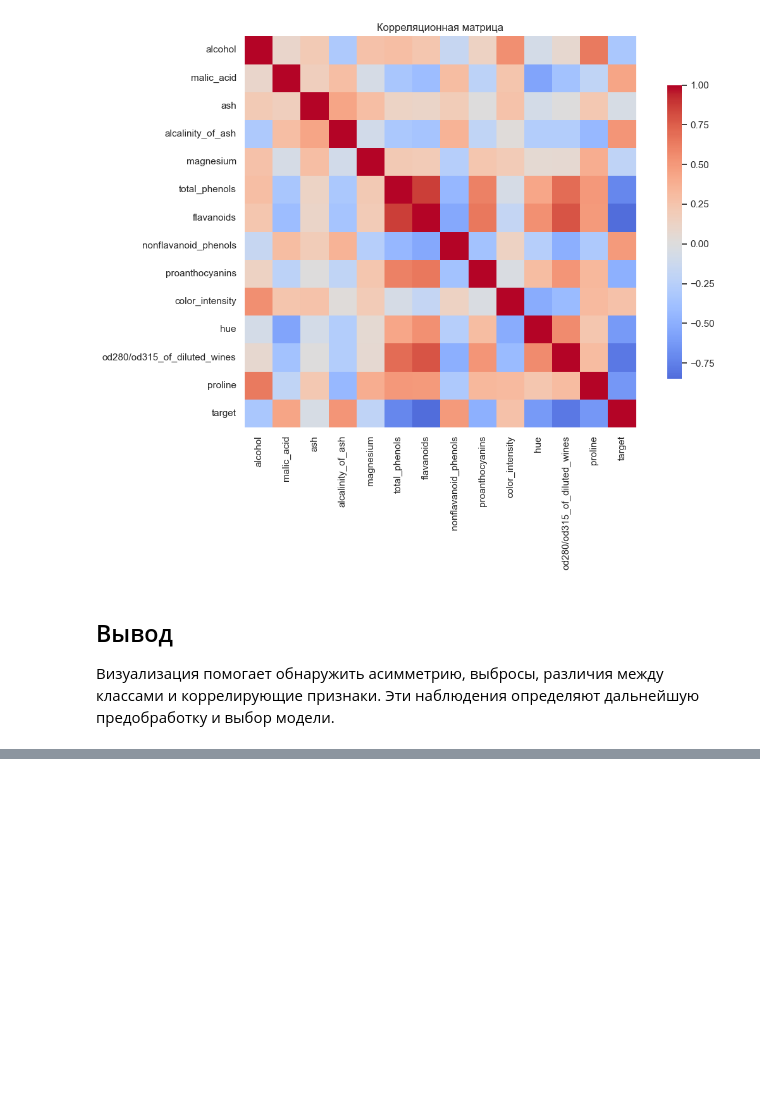
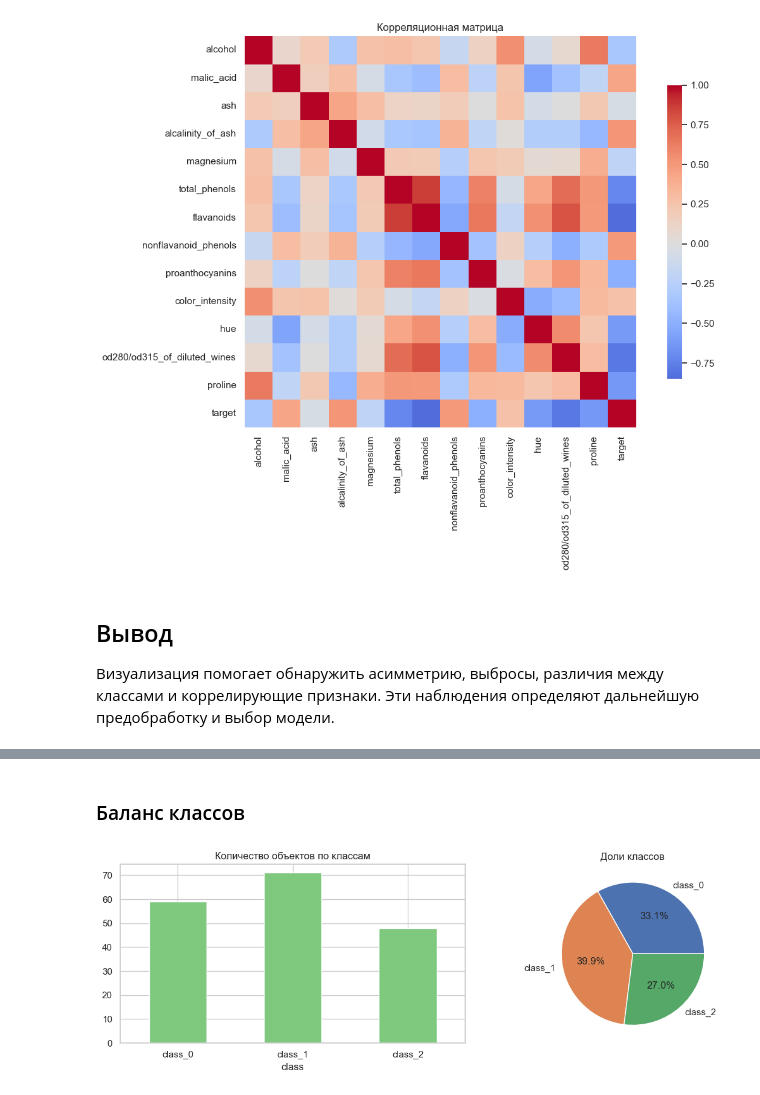
Before and after one commit to pv-afk/pv_afk, a Jupyter notebook: ML-AI/4.2. Визуализация данных.ipynb, the cells around one changed output, grey strips where cells are left out. Cells and saved outputs as stored; diff of their text form; code cells hidden in the pictures; blank space fills up the shorter version.

```diff
--- a/ML-AI/4.2. Визуализация данных.ipynb
+++ b/ML-AI/4.2. Визуализация данных.ipynb
@@ -86,0 +118,14 @@ plt.show()
+# %% [markdown]
+### Баланс классов
+# %%
+class_counts = data["class"].value_counts().sort_index()
+fig, axes = plt.subplots(1, 2, figsize=(12, 4))
+class_counts.plot.bar(ax=axes[0], color="#7fc97f")
+axes[0].set_title("Количество объектов по классам")
+axes[0].tick_params(axis="x", rotation=0)
+class_counts.plot.pie(ax=axes[1], autopct="%1.1f%%", ylabel="")
+axes[1].set_title("Доли классов")
+plt.tight_layout()
+plt.show()
+# %% [output]
+[figure, added]
```
Also changed, not shown: parts of 15 cells of this notebook, 14 other files.
